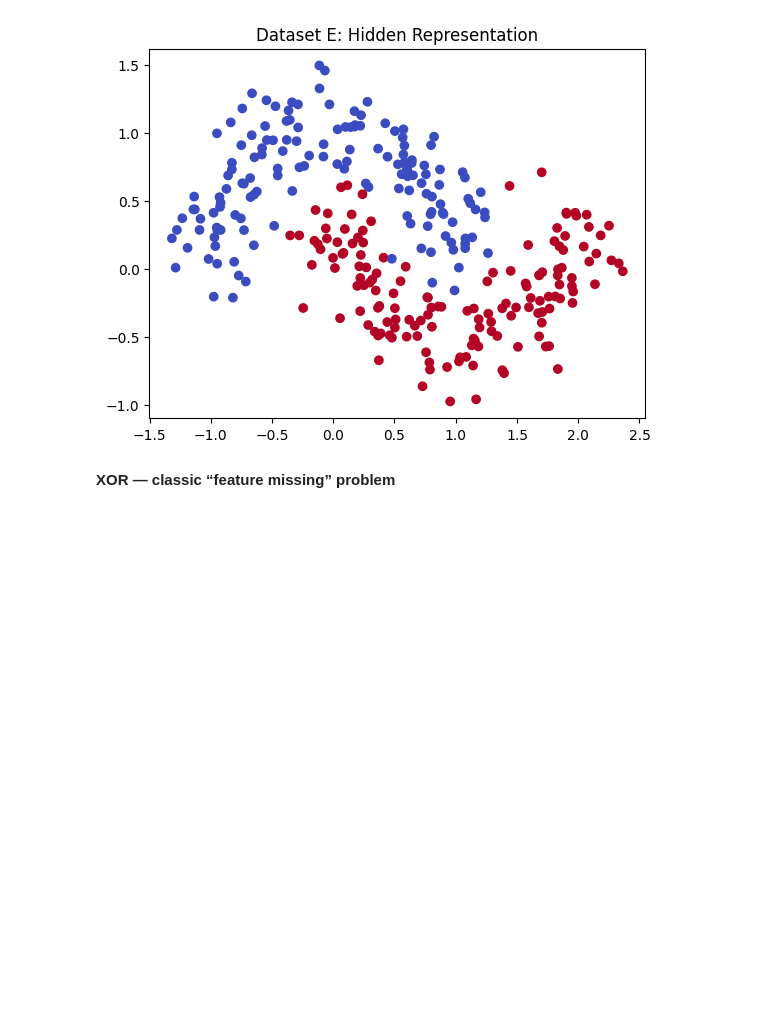
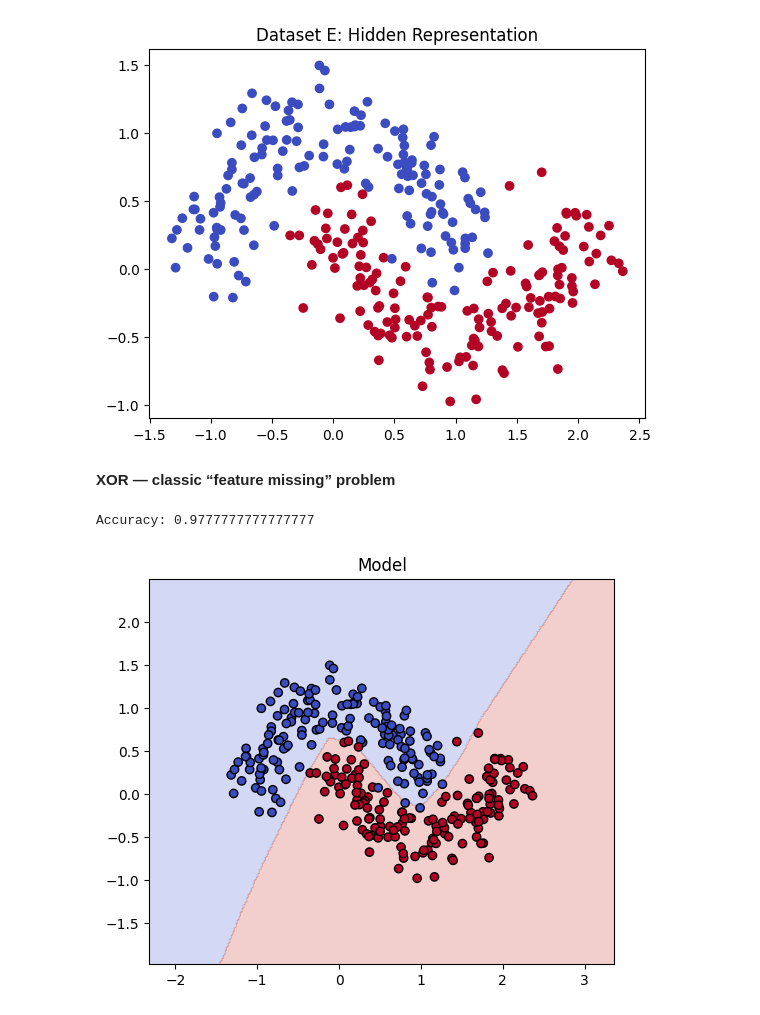
Before and after one commit to lbrodsky/machine_learning_geosciences, a Jupyter notebook: 03_ML_models/03_4_LAB_ML_assumption_algorithms.ipynb, the cells around one changed output. Drawn from its saved outputs; the diff is of its cells as text; code cells hidden in the pictures; blank space fills up the shorter version.

```diff
--- a/03_ML_models/03_4_LAB_ML_assumption_algorithms.ipynb
+++ b/03_ML_models/03_4_LAB_ML_assumption_algorithms.ipynb
@@ -396,6 +424,18 @@ pass
 
 # Model evaluation
 pass
+# %%
+Xtr,Xte,Ytr,Yte = train_test_split(X,y,test_size=0.3)
+
+mlp = MLPClassifier(hidden_layer_sizes=(20,20),max_iter=2000)
+mlp.fit(Xtr,Ytr)
+
+pred = mlp.predict(Xte)
+print("Accuracy:", accuracy_score(Yte,pred))
+# %% [output]
+Accuracy: 0.9777777777777777
 # %%
 # plot
-# plot_decision_boundary(model,X,y,"Model")
+plot_decision_boundary(mlp, X, y,"Model")
+# %% [output]
+[figure, added]
```
Also changed, not shown: parts of 4 cells of this notebook.
